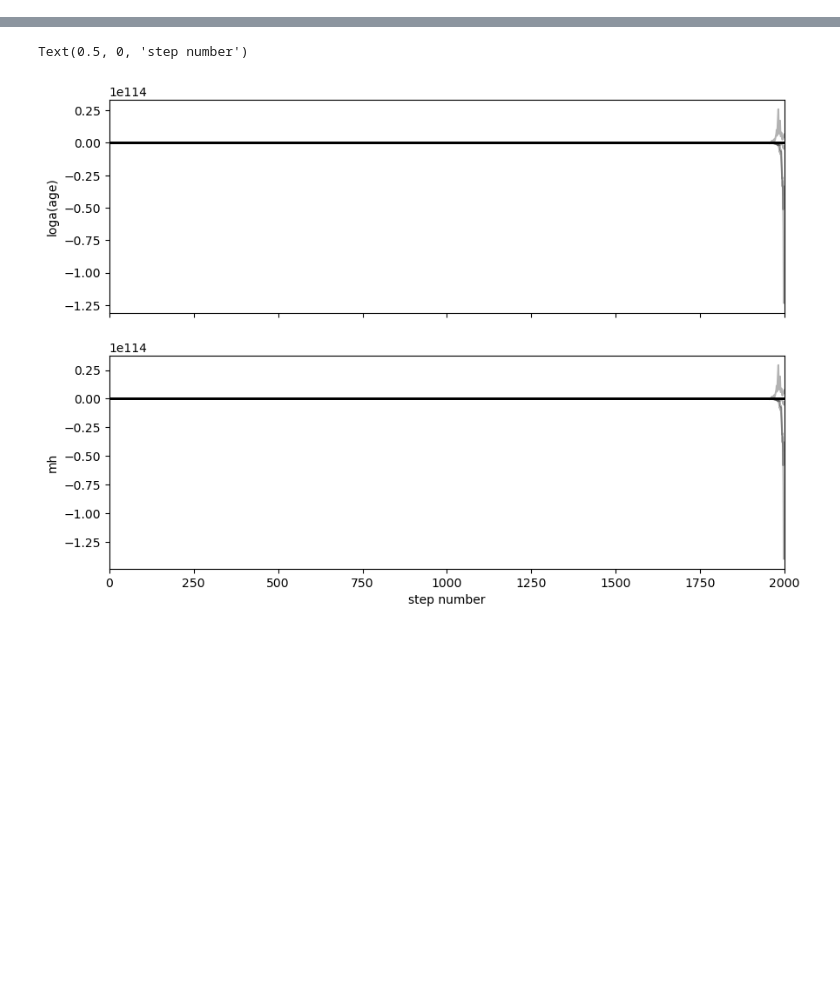
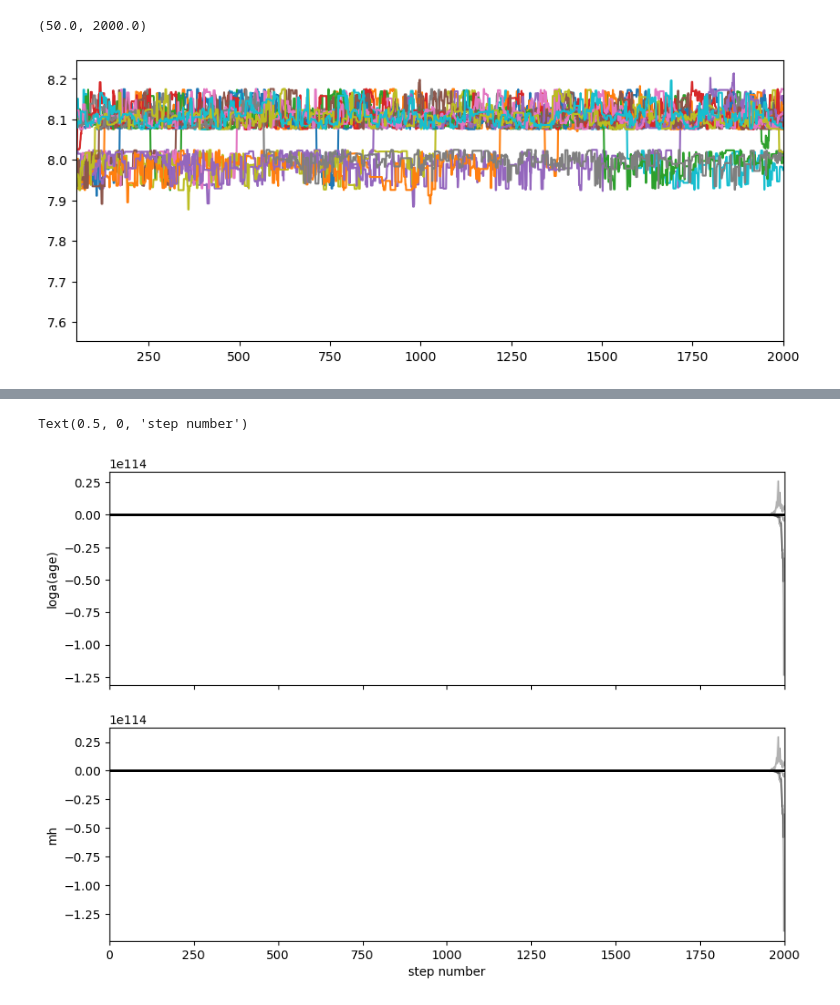
Before and after one commit to ShenYueYue-Sara/Cluster, a Jupyter notebook: code/point_source/darft_mcmc.ipynb, the cells around one changed output, grey strips where cells are left out. Drawn from its saved outputs; the diff is of its cells as text; code cells hidden in the pictures; blank space fills up the shorter version.

```diff
--- a/code/point_source/darft_mcmc.ipynb
+++ b/code/point_source/darft_mcmc.ipynb
@@ -38,0 +51,8 @@ KeyboardInterrupt:
+# %%
+samples = sampler.get_chain()
+fig,ax = plt.subplots(figsize=(10,4))
+ax.plot(samples[:,:,0]);
+ax.set_xlim(50,2000)
+# %% [output]
+(50.0, 2000.0)
+[figure, added]
```
Also changed, not shown: parts of 4 cells of this notebook, 1 other file.
